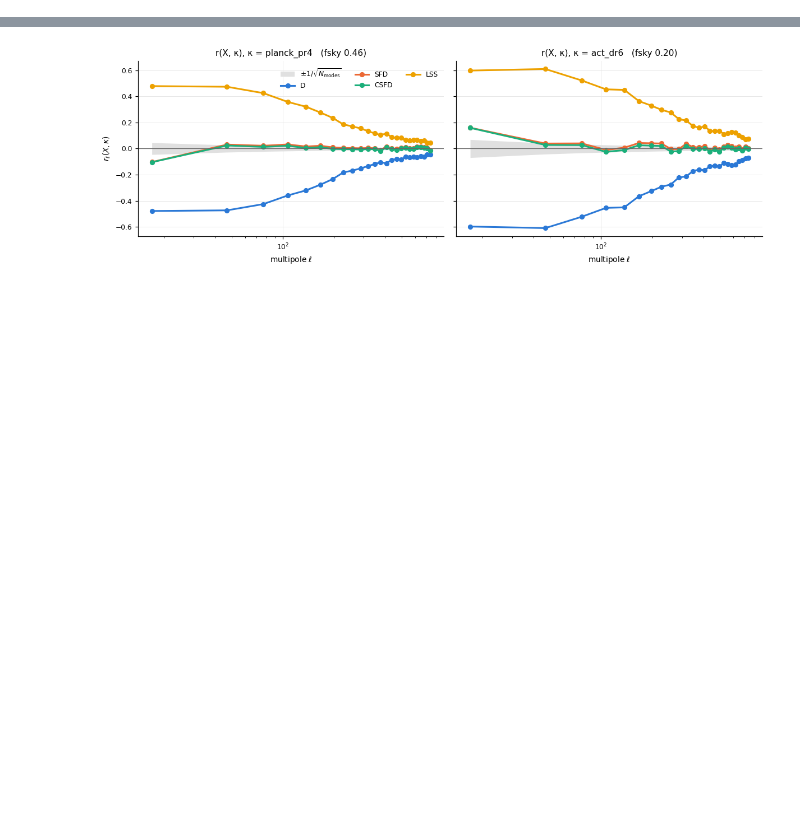
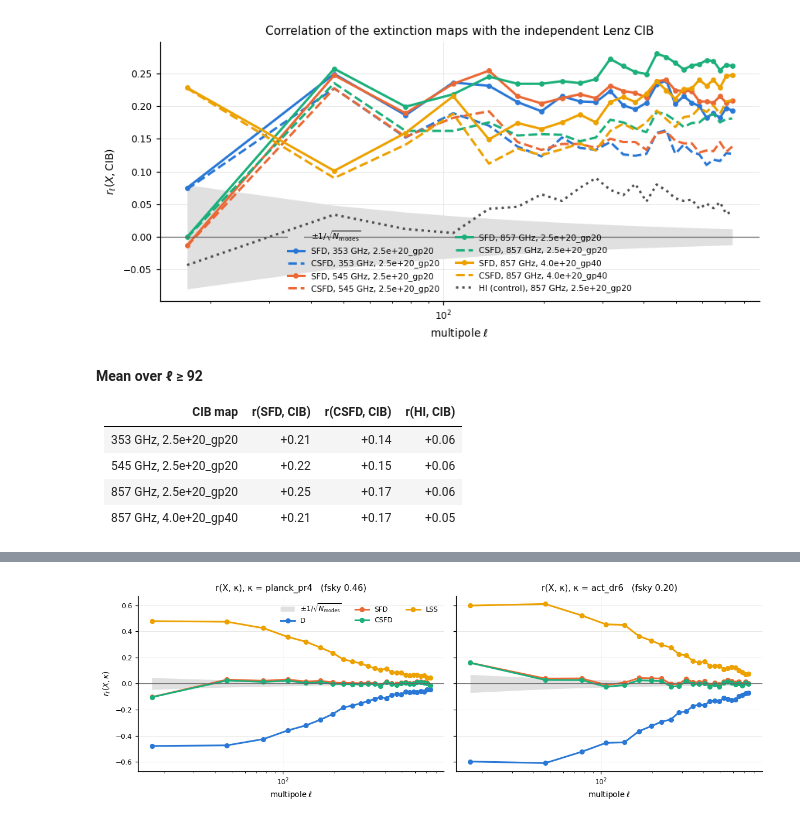
Before and after one commit to sofiachiarenza/Y3_mock_imweights, a Jupyter notebook: TESTS_SUMMARY.ipynb, the cells around one changed output, grey strips where cells are left out. Drawn from its saved outputs; the diff is of its cells as text; code cells hidden in the pictures; blank space fills up the shorter version.

```diff
--- a/TESTS_SUMMARY.ipynb
+++ b/TESTS_SUMMARY.ipynb
@@ -104,0 +112,19 @@ def finish(ax, ylabel=None, xlabel=r"multipole $\ell$", log=True):
+# %%
+def euclid_rows(s, T, cibkey="CIB 857 GHz, 2.5e+20_gp20"):
+    e = read_tables(os.path.join(FIG, f"euclid_data_{s}_{T}.txt"))[(cibkey, "")]
+    return e["bins"], e["rows"], fsky_of(e["meta"])
+
+def route_stats(meas, pred, bins, fsky, lmin=92):
+    # Euclid-style summary over ell >= lmin: inverse-variance projection of measured on predicted, chi2/n vs predicted
+    hi = bins[:, 0] >= lmin
+    lc, dl = ell_centres(bins)[hi], (bins[:, 1] - bins[:, 0])[hi]
+    w = (2 * lc + 1) * dl * fsky  # 1/sigma^2 per bin, sigma = 1/sqrt(N_modes)
+    m, p = meas[hi], pred[hi]
+    return (m * p * w).sum() / (p * p * w).sum(), ((m - p) ** 2 * w).mean(), m.mean(), p.mean()
+
+TRACERS = [("photo", t) for t in ("BGS", "LRG1", "LRG2", "LRG3")] + [("spec", t) for t in ("BGS", "LRG1", "LRG2", "LRG3", "QSO", "QSO1", "QSO2")]
+cib = read_tables(os.path.join(FIG, "cib_check.txt"))
+FOOT = "CIB & photo & CSFD-cosmo"
+CIBMAPS = [k[0] for k in cib if k[1] == FOOT]
+M857 = next(m for m in CIBMAPS if m.startswith("857") and "2.5e" in m)
+maps, m857 = CIBMAPS, M857  # names used by the reused D x kappa cell
@@ -104,0 +139,28 @@ def finish(ax, ylabel=None, xlabel=r"multipole $\ell$", log=True):
+# %%
+fig, ax = plt.subplots(figsize=(8, 4))
+d0 = cib[(CIBMAPS[0], FOOT)]
+noise_band(ax, d0["bins"], fsky_of(d0["meta"]))
+for i, m in enumerate(CIBMAPS):
+    d = cib[(m, FOOT)]; lc = ell_centres(d["bins"])
+    ax.plot(lc, d["rows"]["r(SFD, CIB)"], marker="o", ms=3.5, color=PAL[i], label=f"SFD, {m}")
+    ax.plot(lc, d["rows"]["r(CSFD, CIB)"], "--", color=PAL[i], label=f"CSFD, {m}")
+d = cib[(M857, FOOT)]
+ax.plot(ell_centres(d["bins"]), d["rows"]["r(HI, CIB)"], ":", color="0.3", label=f"HI (control), {M857}")
+ax.set_title("Correlation of the extinction maps with the independent Lenz CIB")
+finish(ax, r"$r_\ell(X, {\rm CIB})$"); ax.legend(ncol=2, fontsize=7)
+plt.tight_layout(); plt.show()
+rows = []
+for m in CIBMAPS:
+    d = cib[(m, FOOT)]; hi = d["bins"][:, 0] >= 92
+    rows.append(f"| {m} | {d['rows']['r(SFD, CIB)'][hi].mean():+.2f} | {d['rows']['r(CSFD, CIB)'][hi].mean():+.2f} | {d['rows']['r(HI, CIB)'][hi].mean():+.2f} |")
+display(Markdown("**Mean over ℓ ≥ 92**\n\n| CIB map | r(SFD, CIB) | r(CSFD, CIB) | r(HI, CIB) |\n|---|---|---|---|\n" + "\n".join(rows)))
+# %% [output]
+[figure, added]
+**Mean over ℓ ≥ 92**
+
+| CIB map | r(SFD, CIB) | r(CSFD, CIB) | r(HI, CIB) |
+|---|---|---|---|
+| 353 GHz, 2.5e+20_gp20 | +0.21 | +0.14 | +0.06 |
+| 545 GHz, 2.5e+20_gp20 | +0.22 | +0.15 | +0.06 |
+| 857 GHz, 2.5e+20_gp20 | +0.25 | +0.17 | +0.06 |
+| 857 GHz, 4.0e+20_gp40 | +0.21 | +0.17 | +0.05 |
```
Also changed, not shown: parts of 35 cells of this notebook, 3 other files.
